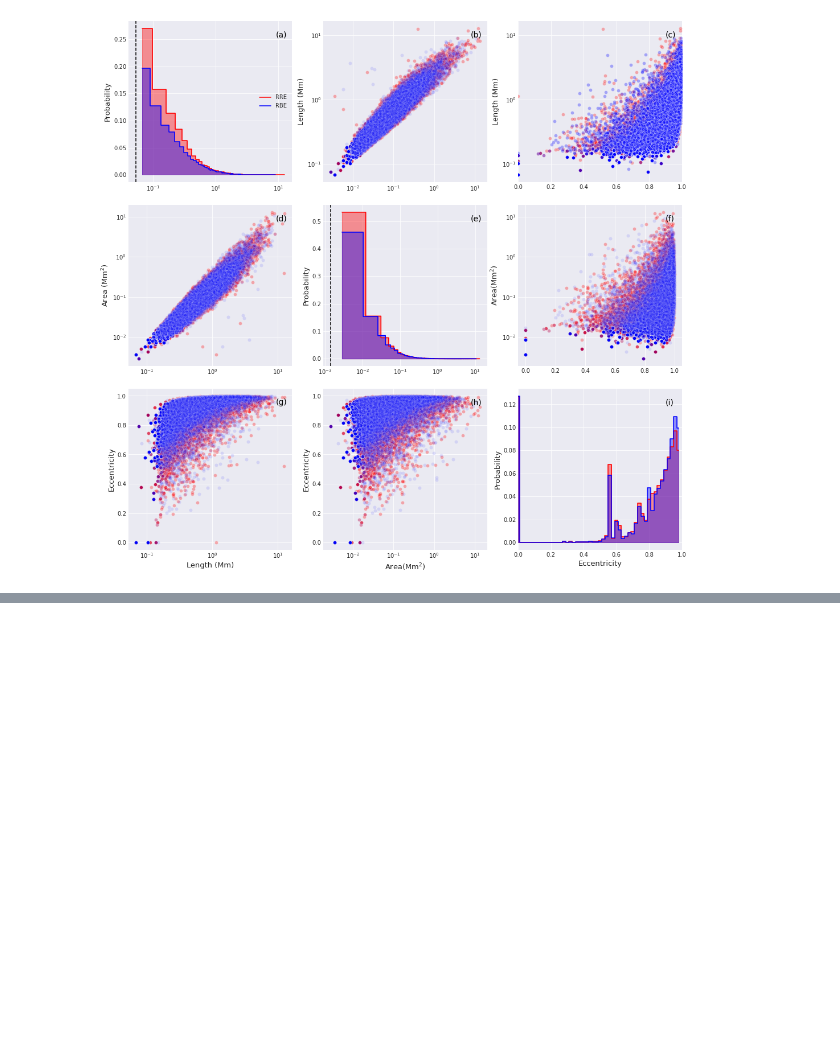
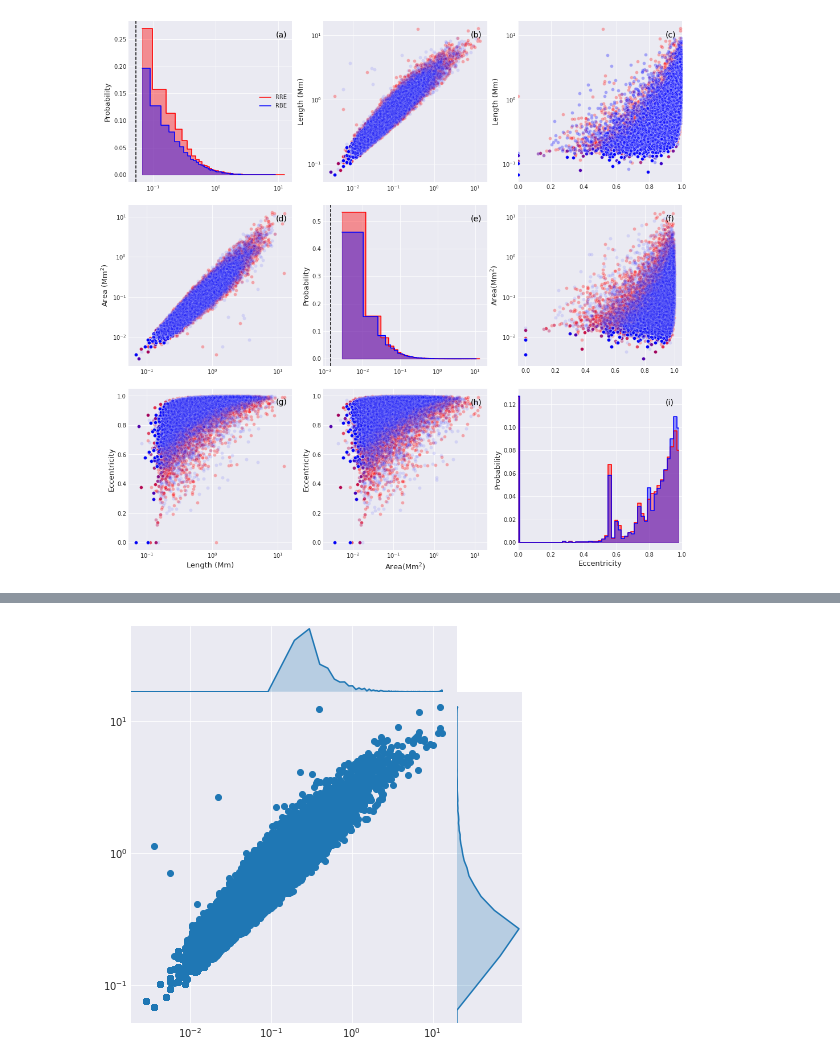
Before and after one commit to souvikita/Statistical-analysis-of-spicules, a Jupyter notebook: Notebooks/Proper_length_stats.ipynb, the cells around one changed output, grey strips where cells are left out. Saved outputs shown, nothing was run; the diff lists cells and outputs as text; code cells hidden in the pictures; blank space fills up the shorter version.

```diff
--- a/Notebooks/Proper_length_stats.ipynb
+++ b/Notebooks/Proper_length_stats.ipynb
@@ -588,0 +623,13 @@ plt.savefig('/mn/stornext/u3/souvikb/paper4_images/Combined_length_pairplots_sbs
+# %%
+g = sns.JointGrid(x=final_area_rre, y=final_max_length_rre,space=0.)
+g = g.plot_joint(plt.scatter, cmap="Blues")
+ax = g.ax_joint
+ax.set_xscale('log')
+ax.set_yscale('log')
+g = g.plot_marginals(sns.kdeplot, shade=True)
+#g.plot_joint(myscatter)
+
+g.ax_marg_x.set_xscale('log')
+g.ax_marg_y.set_yscale('log')
+# %% [output]
+[figure, added]
```
Also changed, not shown: parts of 10 cells of this notebook.
